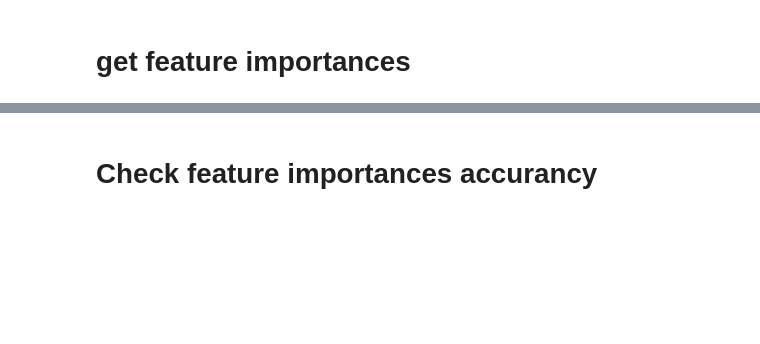
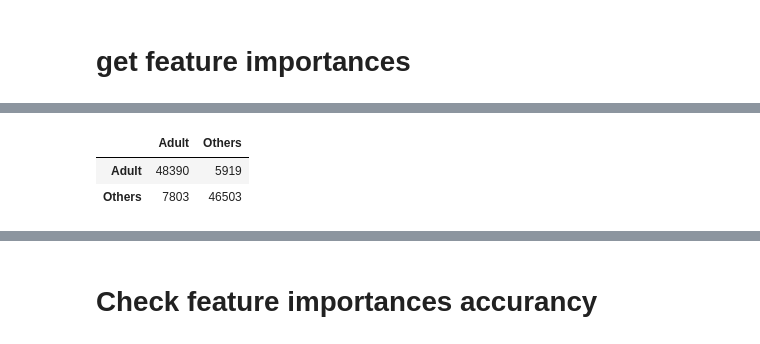
Before and after one commit to xiaosean/preprocess_py, a Jupyter notebook: random_forest_kfold.ipynb, the cells around one changed output, grey strips where cells are left out. Saved outputs shown, nothing was run; the diff lists cells and outputs as text; code cells hidden in the pictures; blank space fills up the shorter version.

```diff
--- a/random_forest_kfold.ipynb
+++ b/random_forest_kfold.ipynb
@@ -177,3 +208,6 @@ clf.n_outputs_
+# %%
+predict_y = clf.predict(train_x)
 # %%
-cnf_matrix = confusion_matrix(test_numeric_y, predict_y )
+# cnf_matrix = confusion_matrix(test_numeric_y, predict_y )
+cnf_matrix = confusion_matrix(train_numeric_y, predict_y )
 cnf_matrix
@@ -188,7 +225,9 @@ for idx, row in enumerate(cnf_matrix):
 
     print(current_group)
 
-    idx_count_in_group = len(test_df[test_df["Groups"] == current_group])
+#     idx_count_in_group = len(test_df[test_df["Groups"] == current_group])
+    idx_count_in_group = len(train_df[train_df["Groups"] == current_group])
+
     clf_info +=  "\n\n" + str("class = %s count = [%s / %s]" % (current_group, row[idx], idx_count_in_group))
     clf_info +=  "\n\n" + str("predict %s accurancy = %s" % (current_group, row[idx] / idx_count_in_group))
     print("class = %s count = [%s / %s]" % (current_group,row[idx],str(idx_count_in_group)))
@@ -197,4 +244,4 @@ for idx, row in enumerate(cnf_matrix):
 # %%
-cnf_pd = pd.DataFrame(cnf_matrix)
-cnf_pd.columns = group_encoder
-cnf_pd.index = group_encoder
+cnf_df = pd.DataFrame(cnf_matrix)
+cnf_df.columns = group_encoder
+cnf_df.index = group_encoder
@@ -202,0 +248,6 @@ cnf_pd
+# %%
+cnf_df
+# %% [output]
+|  | Adult | Others |
+| Adult | 48390 | 5919 |
+| Others | 7803 | 46503 |
```
Also changed, not shown: parts of 34 cells of this notebook, 50 other files.
